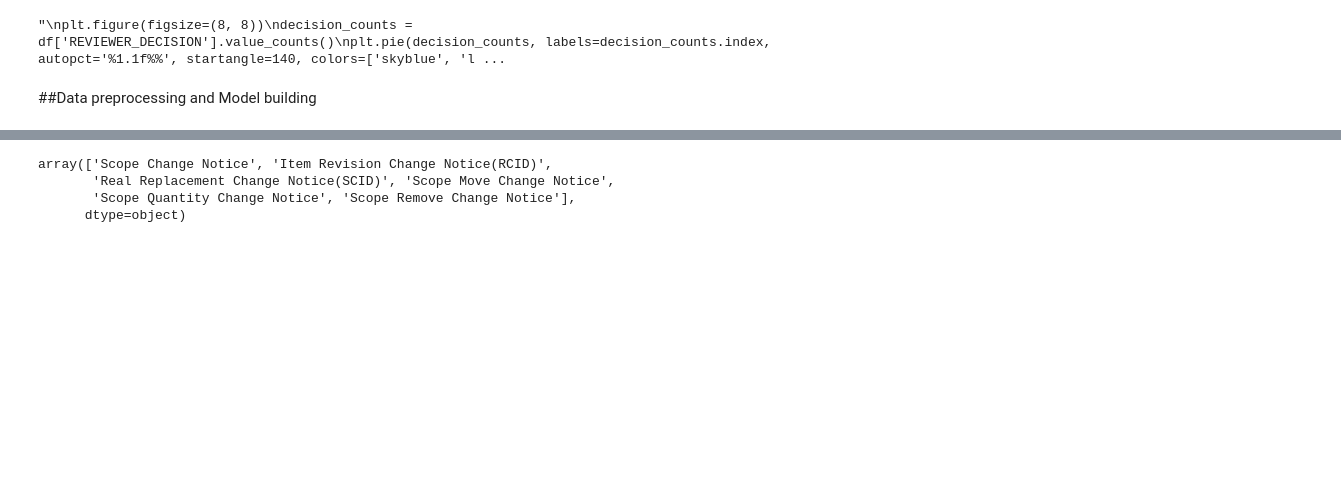
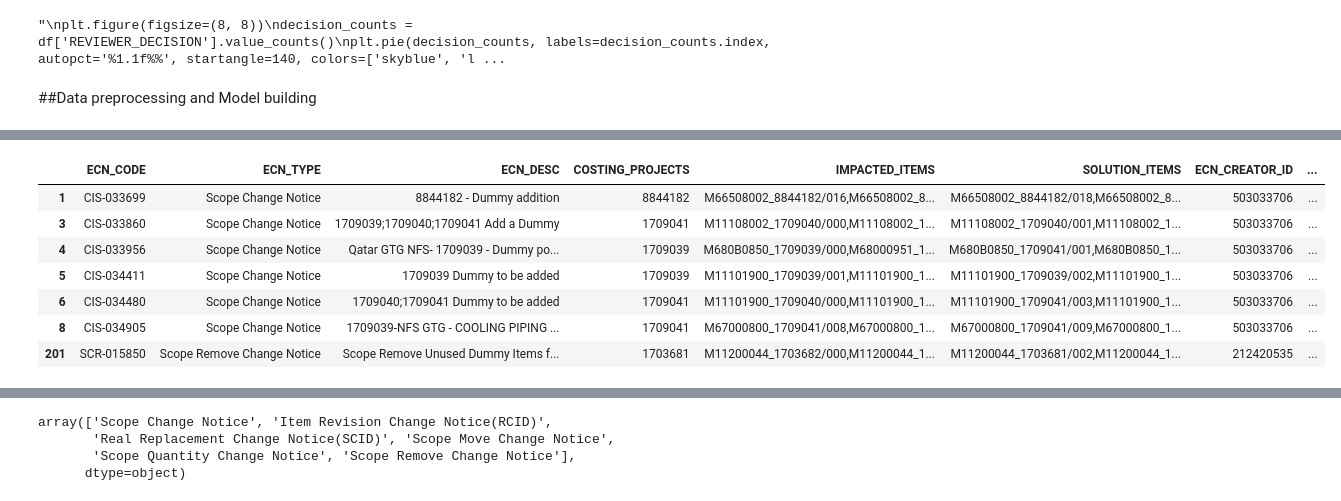
Before and after one commit to adnaksbhat/Colab_JupyterNotebooks, a Jupyter notebook: BH_ECN.ipynb, the cells around one changed output, grey strips where cells are left out. Drawn from its saved outputs; the diff is of its cells as text; code cells hidden in the pictures; blank space fills up the shorter version.

```diff
--- a/BH_ECN.ipynb
+++ b/BH_ECN.ipynb
@@ -432,3 +443,17 @@ df.drop(["ECN_CODE"],axis=1, inplace=True)
+# %%
+# diplay in ECN_DESC if it contains the word 'dummy'.
+
+dummy_ecn_desc = og_df[og_df['ECN_DESC'].astype(str).str.contains('Dummy', na=False)]
+dummy_ecn_desc
+# %% [output]
+|  | ECN_CODE | ECN_TYPE | ECN_DESC | COSTING_PROJECTS | IMPACTED_ITEMS | SOLUTION_ITEMS | ECN_CREATOR_ID | ... |
+| 1 | CIS-033699 | Scope Change Notice | 8844182 - Dummy addition | 8844182 | M66508002_8844182/016,M66508002_8... | M66508002_8844182/018,M66508002_8... | 503033706 | ... |
+| 3 | CIS-033860 | Scope Change Notice | 1709039;1709040;1709041 Add a Dummy | 1709041 | M11108002_1709040/000,M11108002_1... | M11108002_1709040/001,M11108002_1... | 503033706 | ... |
+| 4 | CIS-033956 | Scope Change Notice | Qatar GTG NFS- 1709039 - Dummy po... | 1709039 | M680B0850_1709039/000,M68000951_1... | M680B0850_1709041/001,M680B0850_1... | 503033706 | ... |
+| 5 | CIS-034411 | Scope Change Notice | 1709039 Dummy to be added | 1709039 | M11101900_1709039/001,M11101900_1... | M11101900_1709039/002,M11101900_1... | 503033706 | ... |
+| 6 | CIS-034480 | Scope Change Notice | 1709040;1709041 Dummy to be added | 1709041 | M11101900_1709040/000,M11101900_1... | M11101900_1709041/003,M11101900_1... | 503033706 | ... |
+| 8 | CIS-034905 | Scope Change Notice | 1709039-NFS GTG - COOLING PIPING ... | 1709041 | M67000800_1709041/008,M67000800_1... | M67000800_1709041/009,M67000800_1... | 503033706 | ... |
+| 201 | SCR-015850 | Scope Remove Change Notice | Scope Remove Unused Dummy Items f... | 1703681 | M11200044_1703682/000,M11200044_1... | M11200044_1703681/002,M11200044_1... | 212420535 | ... |
 # %%
 df.head()
 # %% [output]
```
Also changed, not shown: parts of 57 cells of this notebook.
